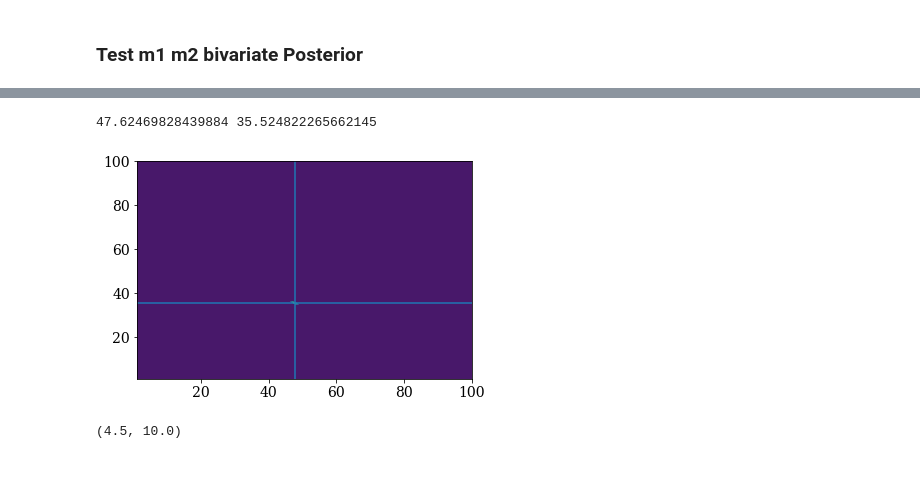
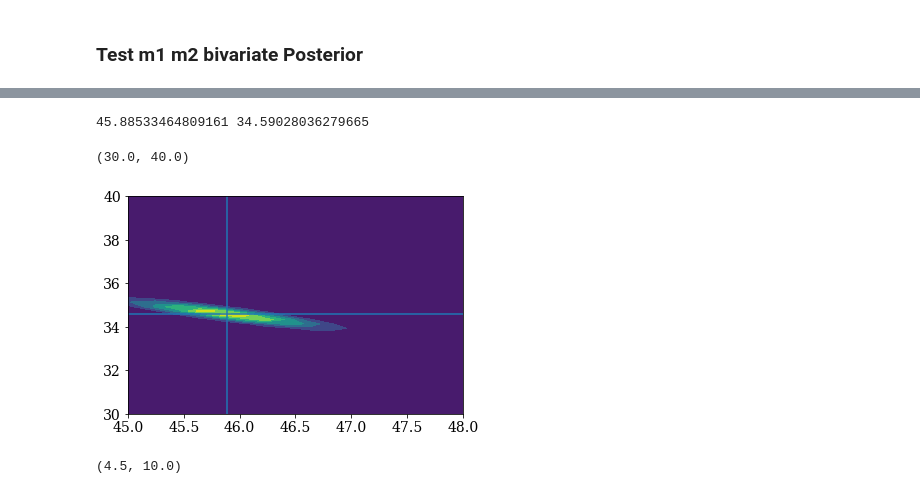
Before and after one commit to veome22/hybrid_waveforms, a Jupyter notebook: powerlaw_population_inference.ipynb, the cells around one changed output, grey strips where cells are left out. Cells and saved outputs as stored; diff of their text form; code cells hidden in the pictures.

Commit message:
ran some sanity checks for bivariate normal dist

```diff
--- a/powerlaw_population_inference.ipynb
+++ b/powerlaw_population_inference.ipynb
@@ -451,7 +451,7 @@ plt.show()
 # %% [markdown]
 ### Test m1 m2 bivariate Posterior
 # %%
-m1_mu_detections, m2_mu_detections,  m1_variance, m2_variance, m1_m2_covariance = sample_m1_m2_events(df_mc[:20], df_eta[:20], injected=True)
+m1_mu_detections, m2_mu_detections,  m1_variance, m2_variance, m1_m2_covariance = sample_m1_m2_events(df_mc[:30], df_eta[:30], injected=True)
 covariances = np.zeros((len(m1_mu_detections), 2,2))
 
 for i in range(len(m1_mu_detections)):
@@ -485,6 +458,0 @@ integrands = prior_m1*integrand_m2
-# %%
-i = 3
-bn = bivariate_normal_dist(m1_int_range[30], m1_int_range, m1_mu_detections[i], m2_mu_detections[i], covariances[i])
-
-plt.plot(m1_int_range, integrand_m2[3])
-plt.plot(m1_int_range, bn)
@@ -494,28 +458,0 @@ plt.plot(m1_int_range, bn)
-# %%
-m1_range = np.linspace(0, 100, 1000)
-m2_range = np.linspace(0, 100, 1000)
-
-i=10
-m1_mean = m1_mu_detections[i]
-m2_mean = m2_mu_detections[i]
-
-x,y = np.meshgrid(m1_range, m2_range)
-pos = np.dstack((x, y))
-
-
-plt.contourf(x,y, multivariate_normal.pdf(pos, mean=[m1_mean, m2_mean], cov=covariances[i]))
-plt.xlabel('m1')
-plt.ylabel('m2')
-plt.show()
-
-bno = np.zeros((len(m1_range), len(m2_range)))
-for i, m1 in enumerate(m1_range):
-    bno[i] = bivariate_normal_dist(m1, m2_range, m1_mean, m2_mean, cov=covariances[i])
-
-plt.contourf(x,y, bno)
-plt.xlabel('m1')
-plt.ylabel('m2')
-plt.show()
-
-
-print(m1_mean, m2_mean, covariances[i])
@@ -525,34 +486,38 @@ IndexError: index 20 is out of bounds for axis 0 with size 20
 # %%
 m1_mu_detections, m2_mu_detections,  m1_variance, m2_variance, m1_m2_covariance = sample_m1_m2_events(df_mc, df_eta)
 covariances = np.zeros((len(m1_mu_detections), 2,2))
 
 for i in range(len(m1_mu_detections)):
     covariances[i] =  [[m1_variance[i], m1_m2_covariance[i]], [m1_m2_covariance[i], m2_variance[i]]]
 
 
 m1_mean = m1_mu_detections
 m2_mean = m2_mu_detections
 
 
 m1_range = np.linspace(1, 100, 500)
 m2_range = np.linspace(1, 100, 500)
 x,y = np.meshgrid(m2_range, m1_range)
 pos = np.dstack((x, y))
 
 posteriors = np.zeros((len(m1_mu_detections), len(m1_range), len(m2_range)))
 
 for i in range(50):
     posteriors[i] = (multivariate_normal.pdf(pos, mean=[m1_mean[i], m2_mean[i]], cov=covariances[i]))
 
 
 index = 10
 plt.contourf(x,y, posteriors[index])
 plt.axvline(x=m1_mean[index])
 plt.axhline(y=m2_mean[index])
 print(m1_mean[index], m2_mean[index])
+
+plt.xlim(45, 48)
+plt.ylim(30, 40)
 # %% [output]
-47.62469828439884 35.524822265662145
+45.88533464809161 34.59028036279665
+(30.0, 40.0)
-[figure, old version]
+[figure, new version]
 # %%
 # set the prior (m1_range, m2_range)
 prior_m2_full = power(m2_range, beta_inj, mmin_inj, m1_range[-1])
```
Also changed, not shown: parts of 28 cells of this notebook.
